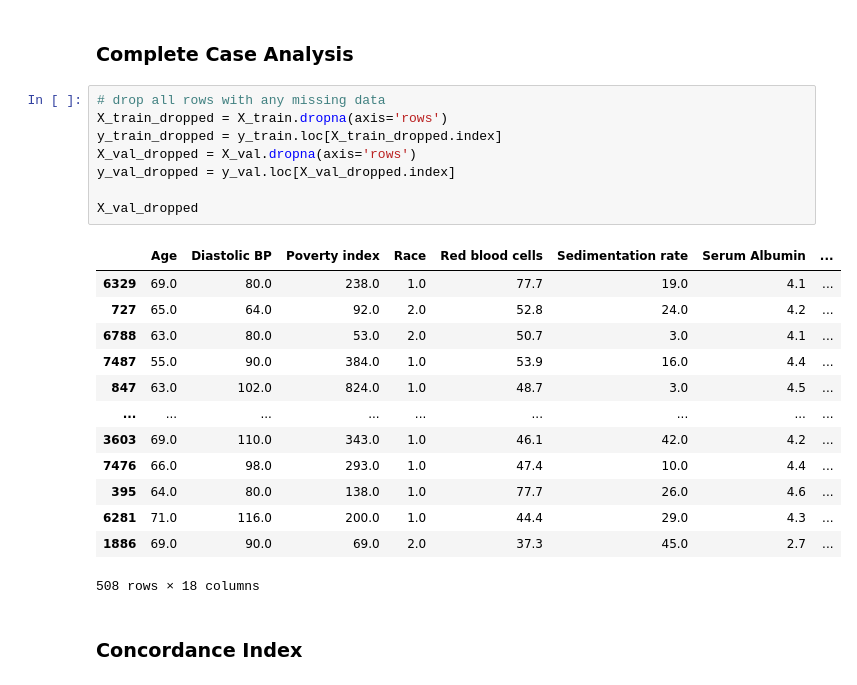
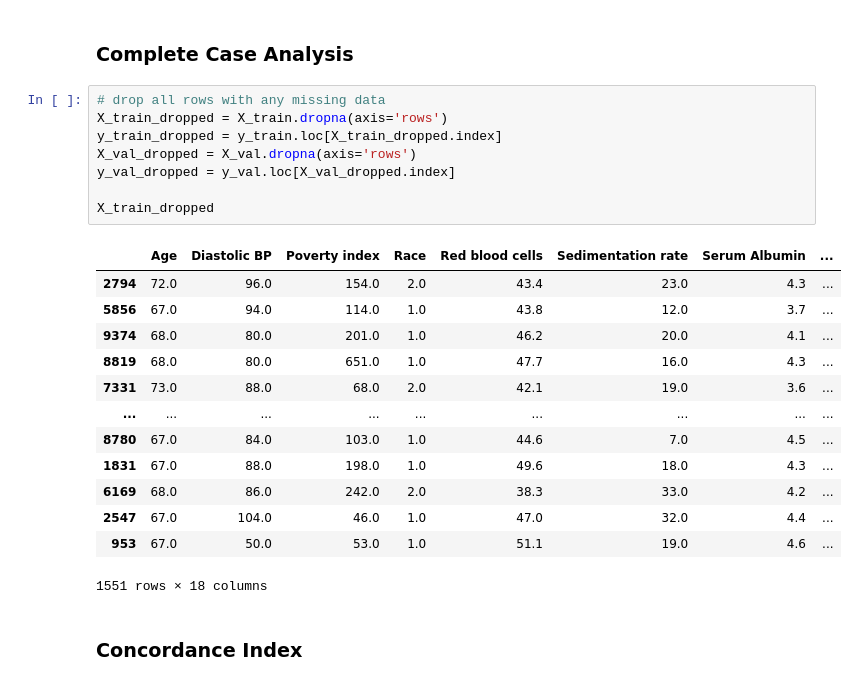
Before and after one commit to knaaga/death-risk-prediction-models, a Jupyter notebook: risk_prediction_model.ipynb, the cells around one changed output. Cells and saved outputs as stored; diff of their text form.

```diff
--- a/risk_prediction_model.ipynb
+++ b/risk_prediction_model.ipynb
@@ -195,25 +252,25 @@ Fraction of rows missing from X_test: 0.999
 # %%
 # drop all rows with any missing data
 X_train_dropped = X_train.dropna(axis='rows')
 y_train_dropped = y_train.loc[X_train_dropped.index]
 X_val_dropped = X_val.dropna(axis='rows')
 y_val_dropped = y_val.loc[X_val_dropped.index]
 
-X_val_dropped
+X_train_dropped
 # %% [output]
 |  | Age | Diastolic BP | Poverty index | Race | Red blood cells | Sedimentation rate | Serum Albumin | ... |
-| 6329 | 69.0 | 80.0 | 238.0 | 1.0 | 77.7 | 19.0 | 4.1 | ... |
-| 727 | 65.0 | 64.0 | 92.0 | 2.0 | 52.8 | 24.0 | 4.2 | ... |
-| 6788 | 63.0 | 80.0 | 53.0 | 2.0 | 50.7 | 3.0 | 4.1 | ... |
-| 7487 | 55.0 | 90.0 | 384.0 | 1.0 | 53.9 | 16.0 | 4.4 | ... |
-| 847 | 63.0 | 102.0 | 824.0 | 1.0 | 48.7 | 3.0 | 4.5 | ... |
+| 2794 | 72.0 | 96.0 | 154.0 | 2.0 | 43.4 | 23.0 | 4.3 | ... |
+| 5856 | 67.0 | 94.0 | 114.0 | 1.0 | 43.8 | 12.0 | 3.7 | ... |
+| 9374 | 68.0 | 80.0 | 201.0 | 1.0 | 46.2 | 20.0 | 4.1 | ... |
+| 8819 | 68.0 | 80.0 | 651.0 | 1.0 | 47.7 | 16.0 | 4.3 | ... |
+| 7331 | 73.0 | 88.0 | 68.0 | 2.0 | 42.1 | 19.0 | 3.6 | ... |
 | ... | ... | ... | ... | ... | ... | ... | ... | ... |
-| 3603 | 69.0 | 110.0 | 343.0 | 1.0 | 46.1 | 42.0 | 4.2 | ... |
-| 7476 | 66.0 | 98.0 | 293.0 | 1.0 | 47.4 | 10.0 | 4.4 | ... |
-| 395 | 64.0 | 80.0 | 138.0 | 1.0 | 77.7 | 26.0 | 4.6 | ... |
-| 6281 | 71.0 | 116.0 | 200.0 | 1.0 | 44.4 | 29.0 | 4.3 | ... |
-| 1886 | 69.0 | 90.0 | 69.0 | 2.0 | 37.3 | 45.0 | 2.7 | ... |
+| 8780 | 67.0 | 84.0 | 103.0 | 1.0 | 44.6 | 7.0 | 4.5 | ... |
+| 1831 | 67.0 | 88.0 | 198.0 | 1.0 | 49.6 | 18.0 | 4.3 | ... |
+| 6169 | 68.0 | 86.0 | 242.0 | 2.0 | 38.3 | 33.0 | 4.2 | ... |
+| 2547 | 67.0 | 104.0 | 46.0 | 1.0 | 47.0 | 32.0 | 4.4 | ... |
+| 953 | 67.0 | 50.0 | 53.0 | 1.0 | 51.1 | 19.0 | 4.6 | ... |
-508 rows × 18 columns
+1551 rows × 18 columns
 # %% [markdown]
 ### Concordance Index
 # %%
```
Also changed, not shown: parts of 47 cells of this notebook, 1 other file.
